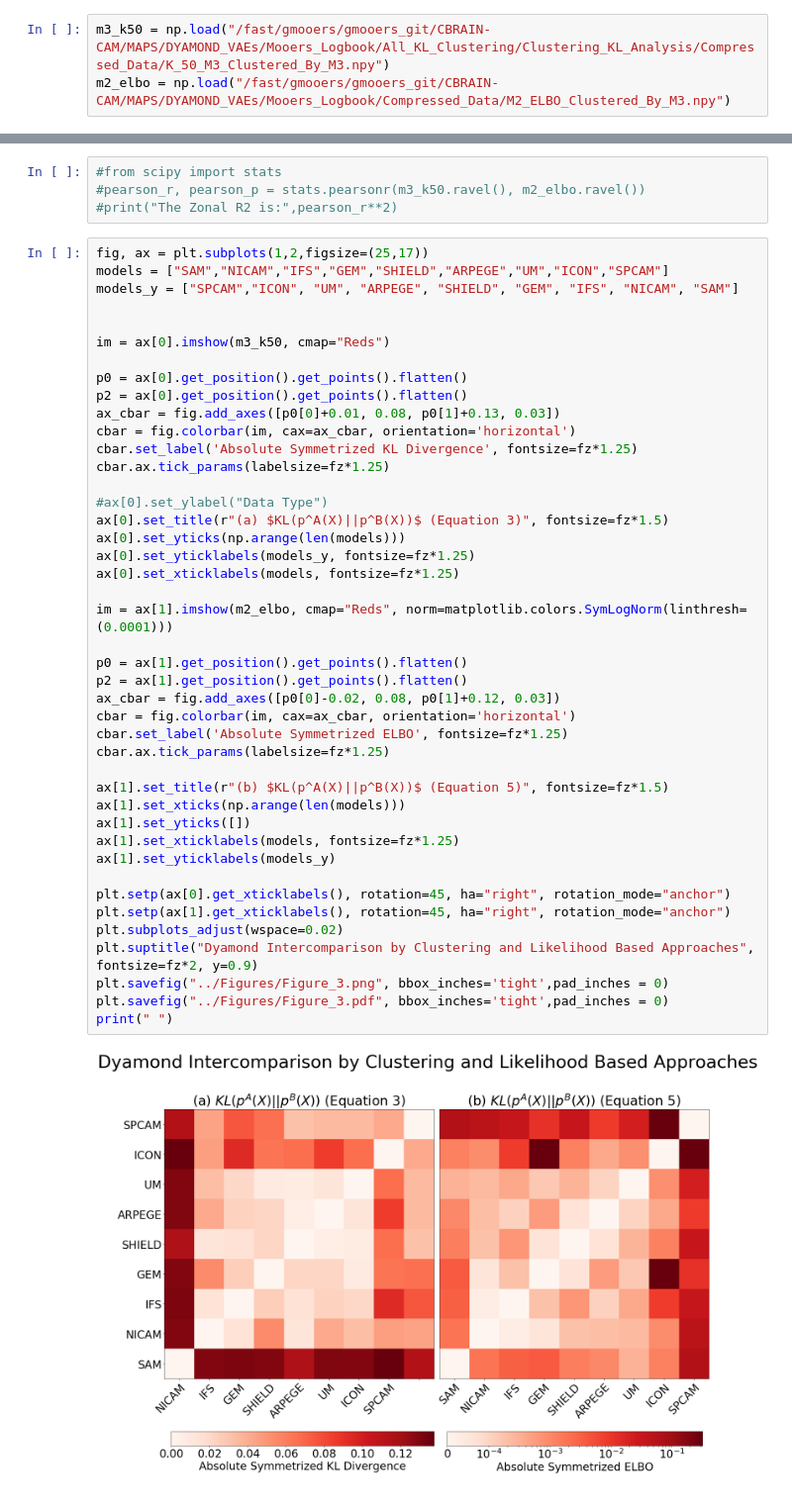
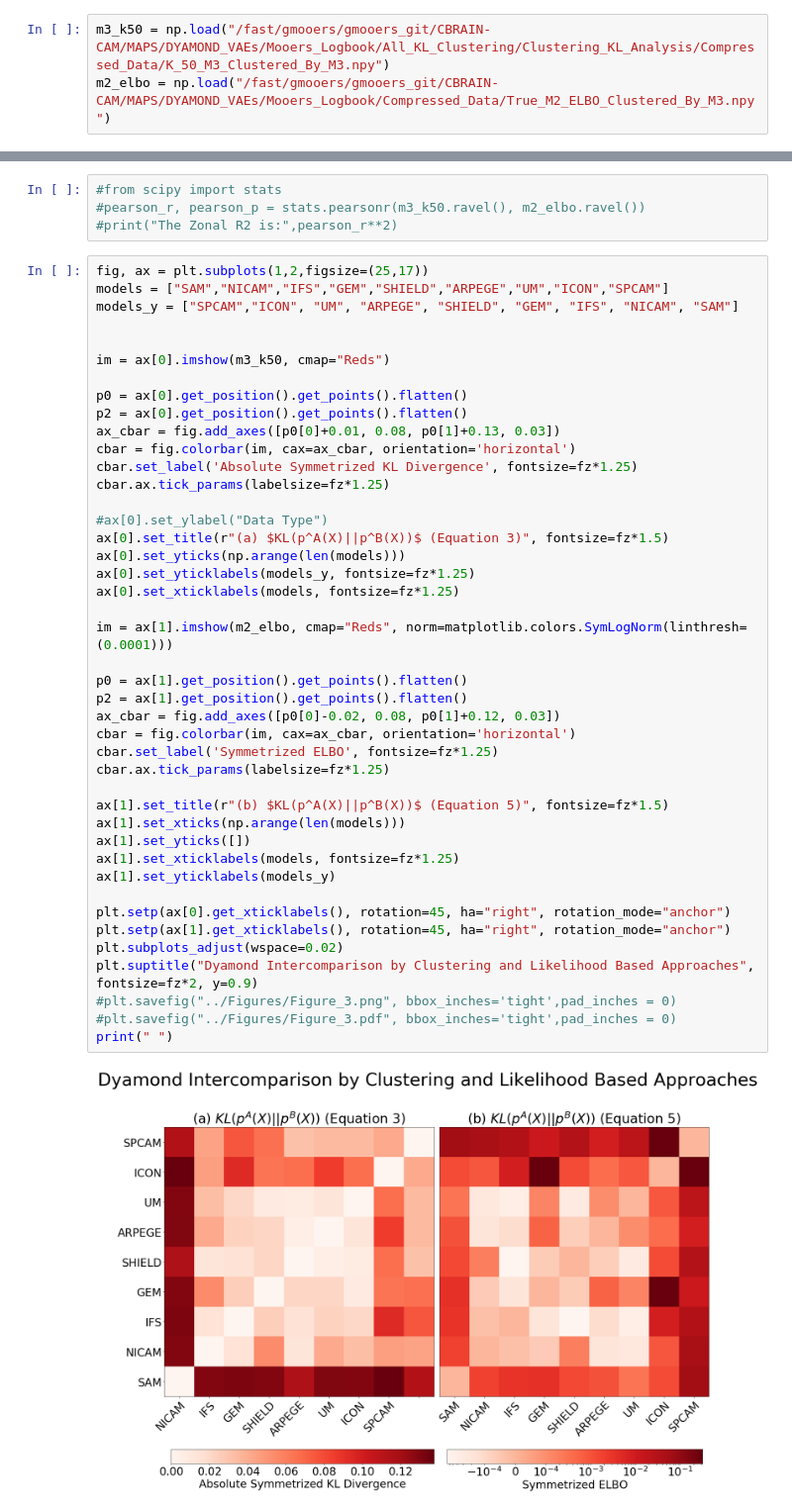
Before and after one commit to gmooers96/Chapter_2_Repo, a Jupyter notebook: Figure_Scripts/Figure_3.ipynb, the cells around one changed output, grey strips where cells are left out. Shown: that part at 99% size. Drawn from its saved outputs; the diff is of its cells as text.

```diff
--- a/Figure_Scripts/Figure_3.ipynb
+++ b/Figure_Scripts/Figure_3.ipynb
@@ -61,7 +61,7 @@ plt.rc('font', family='serif', size=fz)
 matplotlib.rcParams['lines.linewidth'] = lw
 # %%
 m3_k50 = np.load("/fast/gmooers/gmooers_git/CBRAIN-CAM/MAPS/DYAMOND_VAEs/Mooers_Logbook/All_KL_Clustering/Clustering_KL_Analysis/Compressed_Data/K_50_M3_Clustered_By_M3.npy")
-m2_elbo = np.load("/fast/gmooers/gmooers_git/CBRAIN-CAM/MAPS/DYAMOND_VAEs/Mooers_Logbook/Compressed_Data/M2_ELBO_Clustered_By_M3.npy")
+m2_elbo = np.load("/fast/gmooers/gmooers_git/CBRAIN-CAM/MAPS/DYAMOND_VAEs/Mooers_Logbook/Compressed_Data/True_M2_ELBO_Clustered_By_M3.npy")
 # %% [markdown]
 # Paper Figure
 # %%
@@ -82,34 +82,34 @@ ax_cbar = fig.add_axes([p0[0]+0.01, 0.08, p0[1]+0.13, 0.03])
 cbar = fig.colorbar(im, cax=ax_cbar, orientation='horizontal')
 cbar.set_label('Absolute Symmetrized KL Divergence', fontsize=fz*1.25)
 cbar.ax.tick_params(labelsize=fz*1.25)
 
 #ax[0].set_ylabel("Data Type")
 ax[0].set_title(r"(a) $KL(p^A(X)||p^B(X))$ (Equation 3)", fontsize=fz*1.5)
 ax[0].set_yticks(np.arange(len(models)))
 ax[0].set_yticklabels(models_y, fontsize=fz*1.25)
 ax[0].set_xticklabels(models, fontsize=fz*1.25)
 
 im = ax[1].imshow(m2_elbo, cmap="Reds", norm=matplotlib.colors.SymLogNorm(linthresh=(0.0001)))
 
 p0 = ax[1].get_position().get_points().flatten()
 p2 = ax[1].get_position().get_points().flatten()
 ax_cbar = fig.add_axes([p0[0]-0.02, 0.08, p0[1]+0.12, 0.03])
 cbar = fig.colorbar(im, cax=ax_cbar, orientation='horizontal')
-cbar.set_label('Absolute Symmetrized ELBO', fontsize=fz*1.25)
+cbar.set_label('Symmetrized ELBO', fontsize=fz*1.25)
 cbar.ax.tick_params(labelsize=fz*1.25)
 
 ax[1].set_title(r"(b) $KL(p^A(X)||p^B(X))$ (Equation 5)", fontsize=fz*1.5)
 ax[1].set_xticks(np.arange(len(models)))
 ax[1].set_yticks([])
 ax[1].set_xticklabels(models, fontsize=fz*1.25)
 ax[1].set_yticklabels(models_y)
 
 plt.setp(ax[0].get_xticklabels(), rotation=45, ha="right", rotation_mode="anchor")
 plt.setp(ax[1].get_xticklabels(), rotation=45, ha="right", rotation_mode="anchor")
 plt.subplots_adjust(wspace=0.02)
 plt.suptitle("Dyamond Intercomparison by Clustering and Likelihood Based Approaches", fontsize=fz*2, y=0.9)
-plt.savefig("../Figures/Figure_3.png", bbox_inches='tight',pad_inches = 0)
-plt.savefig("../Figures/Figure_3.pdf", bbox_inches='tight',pad_inches = 0)
+#plt.savefig("../Figures/Figure_3.png", bbox_inches='tight',pad_inches = 0)
+#plt.savefig("../Figures/Figure_3.pdf", bbox_inches='tight',pad_inches = 0)
 print(" ")
 # %% [output]
-[figure, old version]
+[figure, new version]
```
Also changed, not shown: parts of 2 cells of this notebook, 1 other file.
